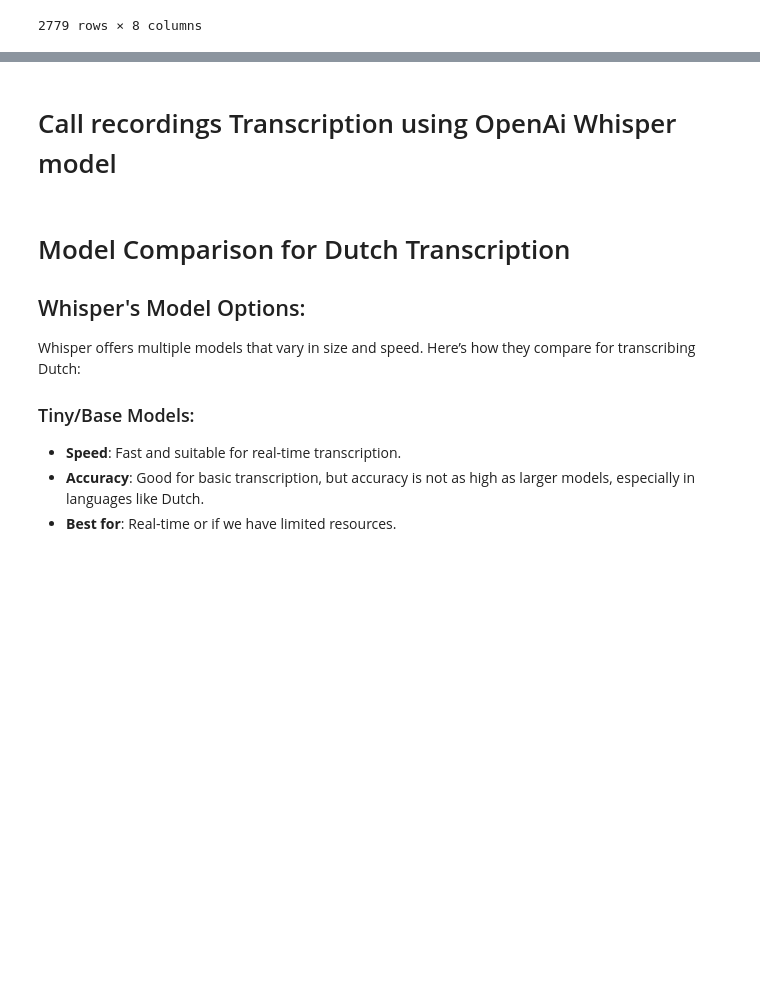
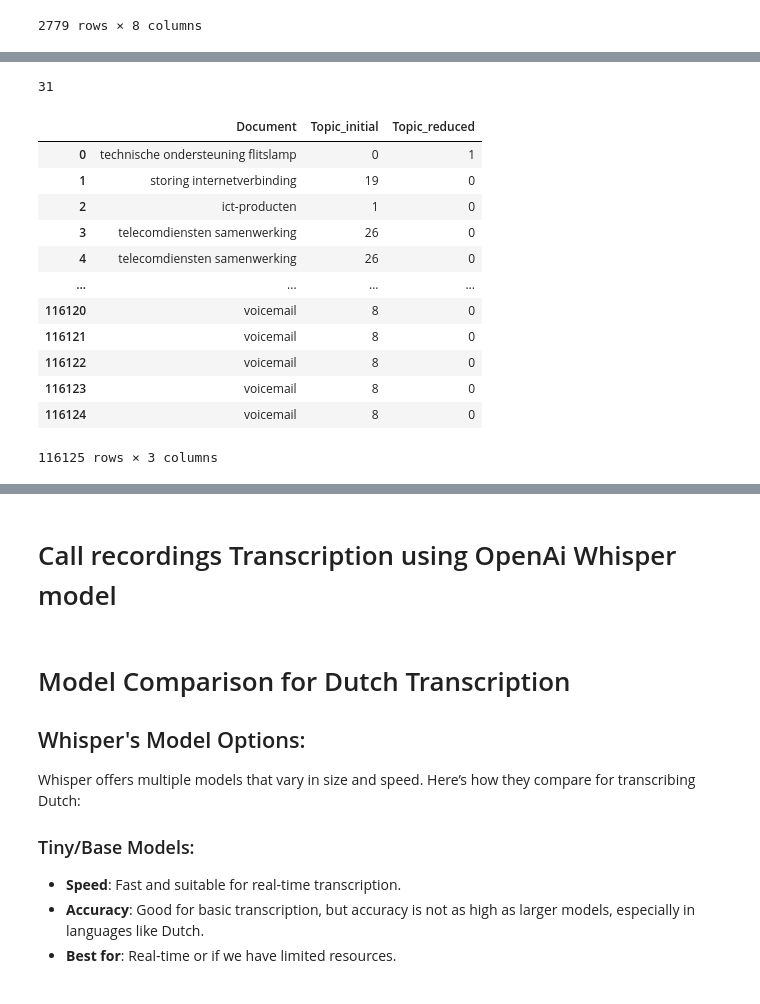
Before and after one commit to fredboneML/RECIPE_AGENT, a Jupyter notebook: notebooks/ai_analyzer.ipynb, the cells around one changed output, grey strips where cells are left out. Saved outputs shown, nothing was run; the diff lists cells and outputs as text; code cells hidden in the pictures; blank space fills up the shorter version.

```diff
--- a/notebooks/ai_analyzer.ipynb
+++ b/notebooks/ai_analyzer.ipynb
@@ -959,0 +1109,20 @@ df.size
+# %%
+best_nr_topics
+# %% [output]
+31
+# %%
+document_topic_comparison
+# %% [output]
+|  | Document | Topic_initial | Topic_reduced |
+| 0 | technische ondersteuning flitslamp | 0 | 1 |
+| 1 | storing internetverbinding | 19 | 0 |
+| 2 | ict-producten | 1 | 0 |
+| 3 | telecomdiensten samenwerking | 26 | 0 |
+| 4 | telecomdiensten samenwerking | 26 | 0 |
+| ... | ... | ... | ... |
+| 116120 | voicemail | 8 | 0 |
+| 116121 | voicemail | 8 | 0 |
+| 116122 | voicemail | 8 | 0 |
+| 116123 | voicemail | 8 | 0 |
+| 116124 | voicemail | 8 | 0 |
+116125 rows × 3 columns
```
Also changed, not shown: parts of 22 cells of this notebook, 12 other files.
